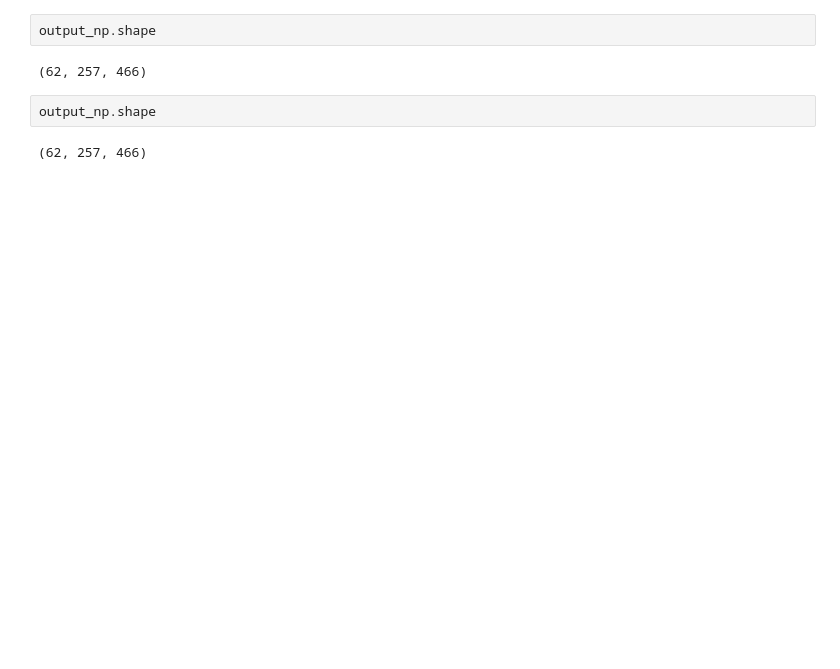
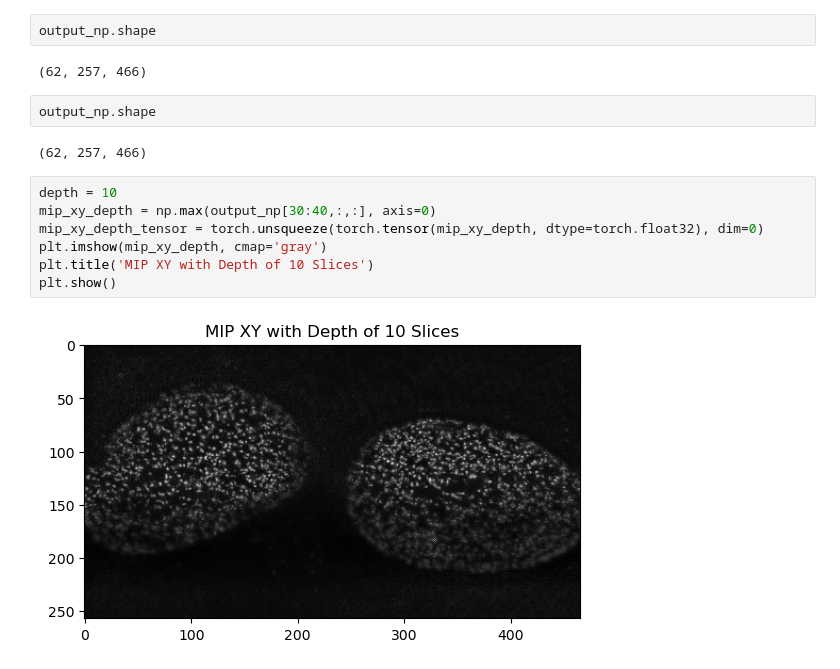
Before and after one commit to peterhpark/neuroclear, a Jupyter notebook: jupyter_notebook/torchIO_patch_inference.ipynb, the cells around one changed output. Saved outputs shown, nothing was run; the diff lists cells and outputs as text; blank space fills up the shorter version.

```diff
--- a/jupyter_notebook/torchIO_patch_inference.ipynb
+++ b/jupyter_notebook/torchIO_patch_inference.ipynb
@@ -253,3 +259,12 @@ output_np.shape
 output_np.shape
 # %% [output]
 (62, 257, 466)
+# %%
+depth = 10
+mip_xy_depth = np.max(output_np[30:40,:,:], axis=0)
+mip_xy_depth_tensor = torch.unsqueeze(torch.tensor(mip_xy_depth, dtype=torch.float32), dim=0)
+plt.imshow(mip_xy_depth, cmap='gray')
+plt.title('MIP XY with Depth of 10 Slices')
+plt.show()
+# %% [output]
+[figure, added]
```
Also changed, not shown: parts of 22 cells of this notebook, 13 other files.
